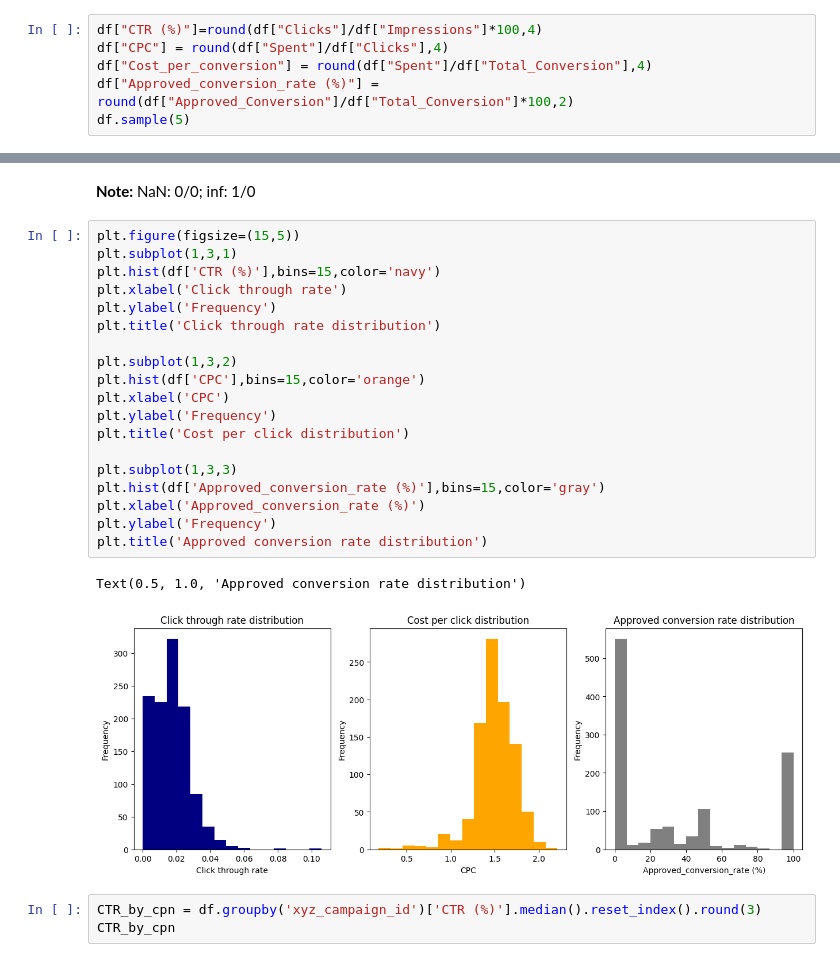
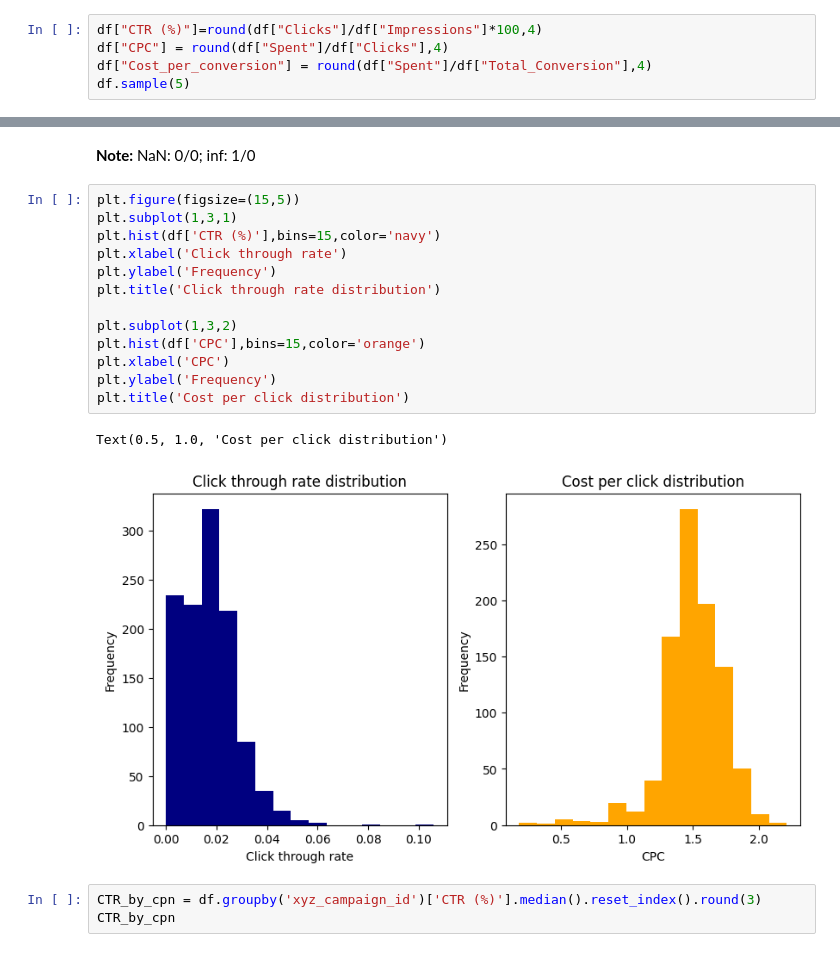
Before and after one commit to huongtran2104/Capstone-Project, a Jupyter notebook: Final_Project_Trần_Thị_Thu_Hương.ipynb, the cells around one changed output, grey strips where cells are left out. Drawn from its saved outputs; the diff is of its cells as text.

```diff
--- a/Final_Project_Trần_Thị_Thu_Hương.ipynb
+++ b/Final_Project_Trần_Thị_Thu_Hương.ipynb
@@ -1355,7 +1355,6 @@ There is very weak correlation between spent and approved_conversion. As the amo
 df["CTR (%)"]=round(df["Clicks"]/df["Impressions"]*100,4)
 df["CPC"] = round(df["Spent"]/df["Clicks"],4)
 df["Cost_per_conversion"] = round(df["Spent"]/df["Total_Conversion"],4)
-df["Approved_conversion_rate (%)"] = round(df["Approved_Conversion"]/df["Total_Conversion"]*100,2)
 df.sample(5)
 # %% [output]
 |  | ad_id | xyz_campaign_id | fb_campaign_id | age | gender | interest | Impressions | Clicks | Spent | ... |
@@ -1369,25 +1384,19 @@ df.sample(5)
 # %%
 plt.figure(figsize=(15,5))
 plt.subplot(1,3,1)
 plt.hist(df['CTR (%)'],bins=15,color='navy')
 plt.xlabel('Click through rate')
 plt.ylabel('Frequency')
 plt.title('Click through rate distribution')
 
 plt.subplot(1,3,2)
 plt.hist(df['CPC'],bins=15,color='orange')
 plt.xlabel('CPC')
 plt.ylabel('Frequency')
 plt.title('Cost per click distribution')
-
-plt.subplot(1,3,3)
-plt.hist(df['Approved_conversion_rate (%)'],bins=15,color='gray')
-plt.xlabel('Approved_conversion_rate (%)')
-plt.ylabel('Frequency')
-plt.title('Approved conversion rate distribution')
 # %% [output]
-Text(0.5, 1.0, 'Approved conversion rate distribution')
+Text(0.5, 1.0, 'Cost per click distribution')
-[figure, old version]
+[figure, new version]
 # %%
 CTR_by_cpn = df.groupby('xyz_campaign_id')['CTR (%)'].median().reset_index().round(3)
 CTR_by_cpn
```
Also changed, not shown: parts of 31 cells of this notebook.
